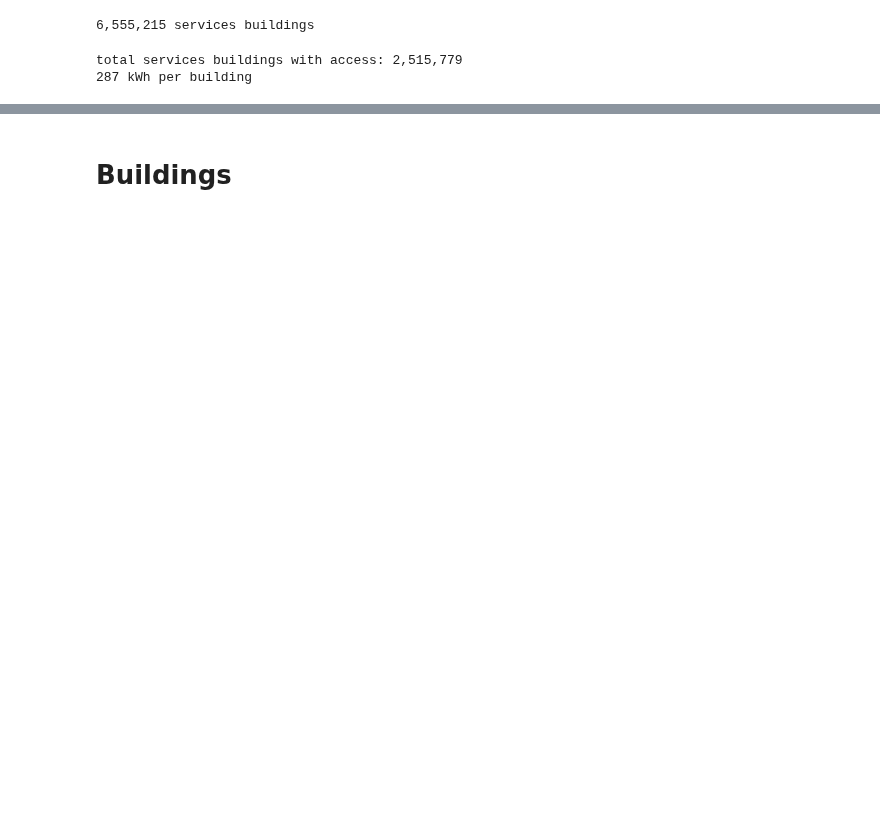
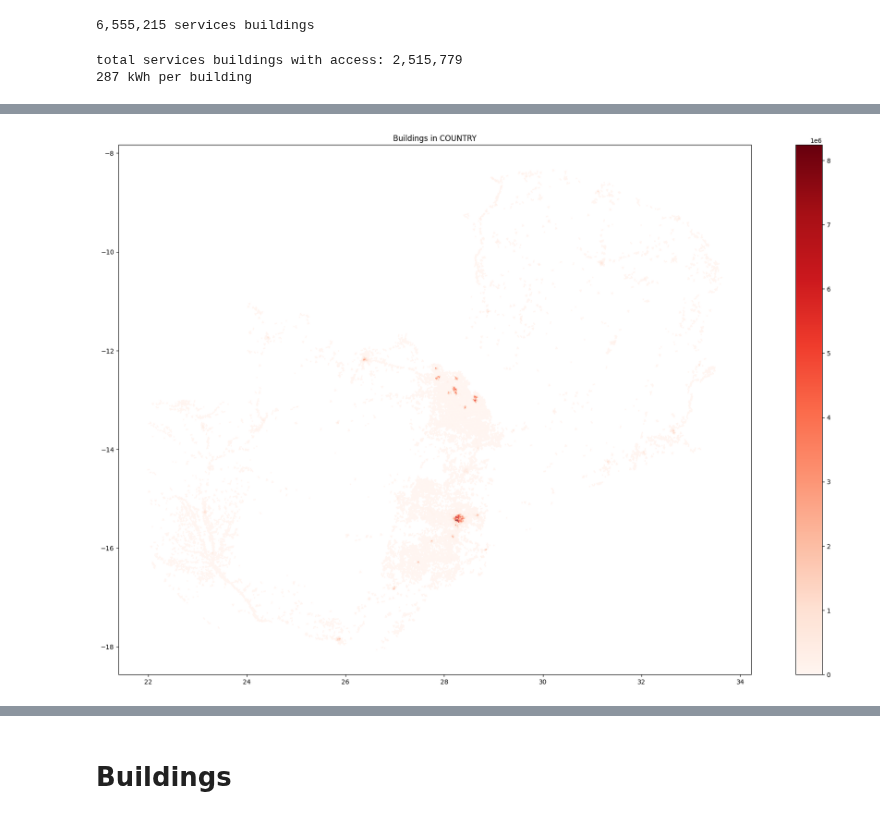
Before and after one commit to ariane-millot/EDeMOS, a Jupyter notebook: Residential/BuildingDemandMethod1_Simplified.ipynb, the cells around one changed output, grey strips where cells are left out. Cells and saved outputs as stored; diff of their text form; code cells hidden in the pictures; blank space fills up the shorter version.

Commit message:
Services methodology update and buildings map update based on the sum of residential and services

```diff
--- a/Residential/BuildingDemandMethod1_Simplified.ipynb
+++ b/Residential/BuildingDemandMethod1_Simplified.ipynb
@@ -959,0 +1012,6 @@ grid['SEn_kWh'] = ser_enBui * grid['serBUi_Acc']
+# %%
+# compute energy consumption per employee
+total_employee_national = grid['total_employee'].sum()
+ser_enEmployee = total_servicesenergy_GWh / total_employee_national
+ser_enEmployee = ser_enEmployee *10**6 #conversion in kWh
+print(f"{ser_enEmployee:,.0f}", "kWh per employee")
@@ -959,0 +1020,3 @@ grid['SEn_kWh'] = ser_enBui * grid['serBUi_Acc']
+# %%
+# compute services energy demand
+grid['SEn_kWh_Emp'] = ser_enEmployee * grid['total_employee']
@@ -974,3 +1041,33 @@ plt.show()
+# %%
+threshold_access = 0.1 # lower value than residential because easier to connect services buildings
+alpha = 0
+beta = 0
+gama = 1
+# %%
+# compute weighted average
+# Create a boolean Series indicating if probElec meets the condition
+condition_met = grid[probElec] >= threshold_access
+# Assign the weighted average based on the condition
+grid['SEn_kWh_weighted'] = condition_met * (alpha * grid['SEn_kWh_GDP'] + beta * grid['SEn_kWh_bui'] + gama * grid['SEn_kWh_Emp'] )
+
+totalSEn_kWh_weighted = grid['SEn_kWh_weighted'].sum()
+grid['SEn_kWh_final'] = grid['SEn_kWh_weighted'] / totalSEn_kWh_weighted * total_servicesenergy_GWh *10**6
+# %%
+# Plot the energy consumption in services buildings map
+# Create the axis first
+fig, ax = plt.subplots(figsize=(25, 15))
+
+# Plot data
+grid.sort_values('SEn_kWh_final', ascending=True).plot(
+    ax=ax, column='SEn_kWh_final', cmap="Reds", legend=True, alpha=0.9)
+
+ax.set_aspect('equal', 'box')
+txt = ax.set_title('Buildings in {}'.format(area) )
+
+# Save plot as figure
+plt.savefig('services_map' +str(alpha) +str(gama)+'.png', bbox_inches='tight')
+# %% [output]
+[figure, added]
 # %%
 grid.to_csv("dataser.csv")
 grid.to_file(out_path + "\\" + 'ser_energy_map.shp', index=False)
```
Also changed, not shown: parts of 27 cells of this notebook.
